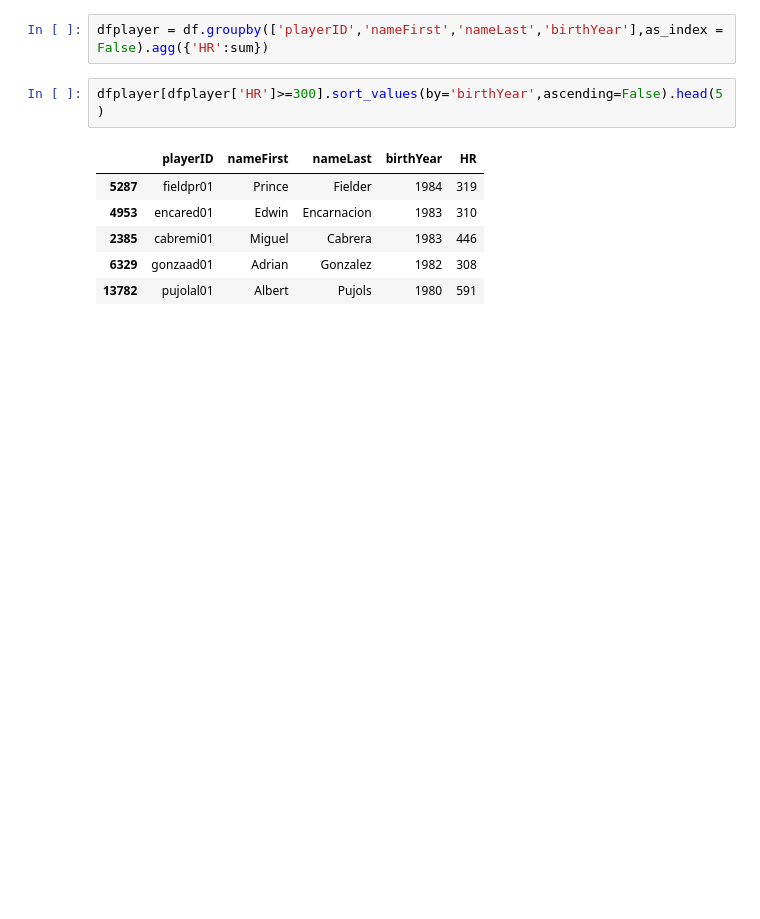
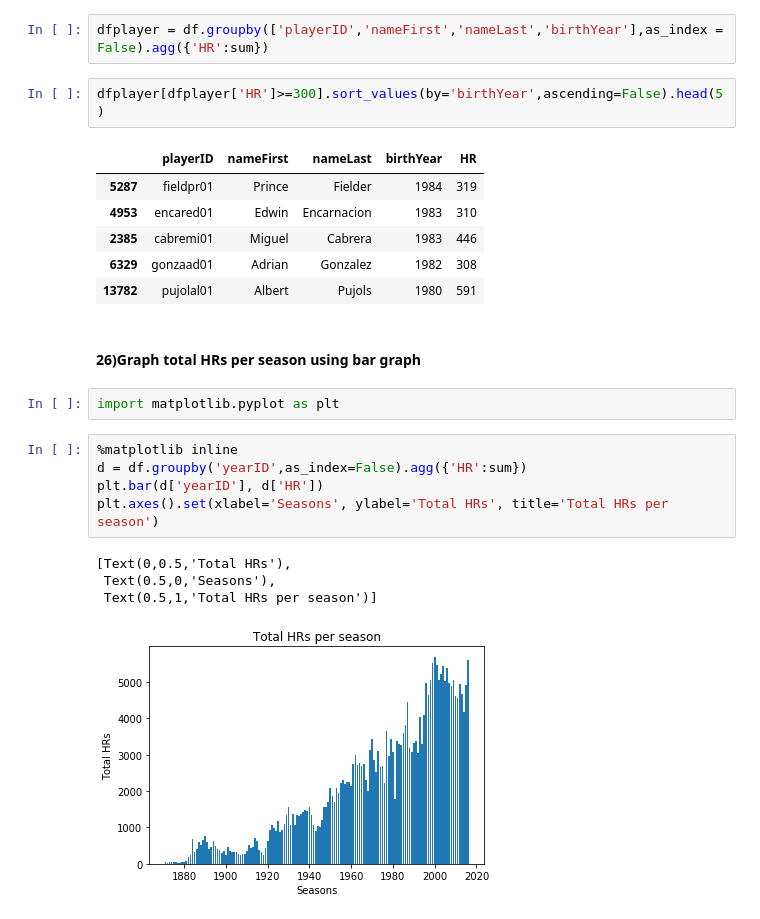
Before and after one commit to Niceboat168/Assignment, a Jupyter notebook: BUAN6340_Minxiang_Yao_Assignment1.ipynb, the cells around one changed output. Cells and saved outputs as stored; diff of their text form; blank space fills up the shorter version.

```diff
--- a/BUAN6340_Minxiang_Yao_Assignment1.ipynb
+++ b/BUAN6340_Minxiang_Yao_Assignment1.ipynb
@@ -372,3 +378,17 @@ dfplayer[dfplayer['HR']>=300].sort_values(by='birthYear',ascending=False).head(5
 | 2385 | cabremi01 | Miguel | Cabrera | 1983 | 446 |
 | 6329 | gonzaad01 | Adrian | Gonzalez | 1982 | 308 |
 | 13782 | pujolal01 | Albert | Pujols | 1980 | 591 |
+# %% [markdown]
+#### 26)Graph total HRs per season using bar graph
+# %%
+import matplotlib.pyplot as plt
+# %%
+%matplotlib inline
+d = df.groupby('yearID',as_index=False).agg({'HR':sum})
+plt.bar(d['yearID'], d['HR'])
+plt.axes().set(xlabel='Seasons', ylabel='Total HRs', title='Total HRs per season')
+# %% [output]
+[Text(0,0.5,'Total HRs'),
+ Text(0.5,0,'Seasons'),
+ Text(0.5,1,'Total HRs per season')]
+[figure, added]
```
Also changed, not shown: parts of 8 cells of this notebook.
